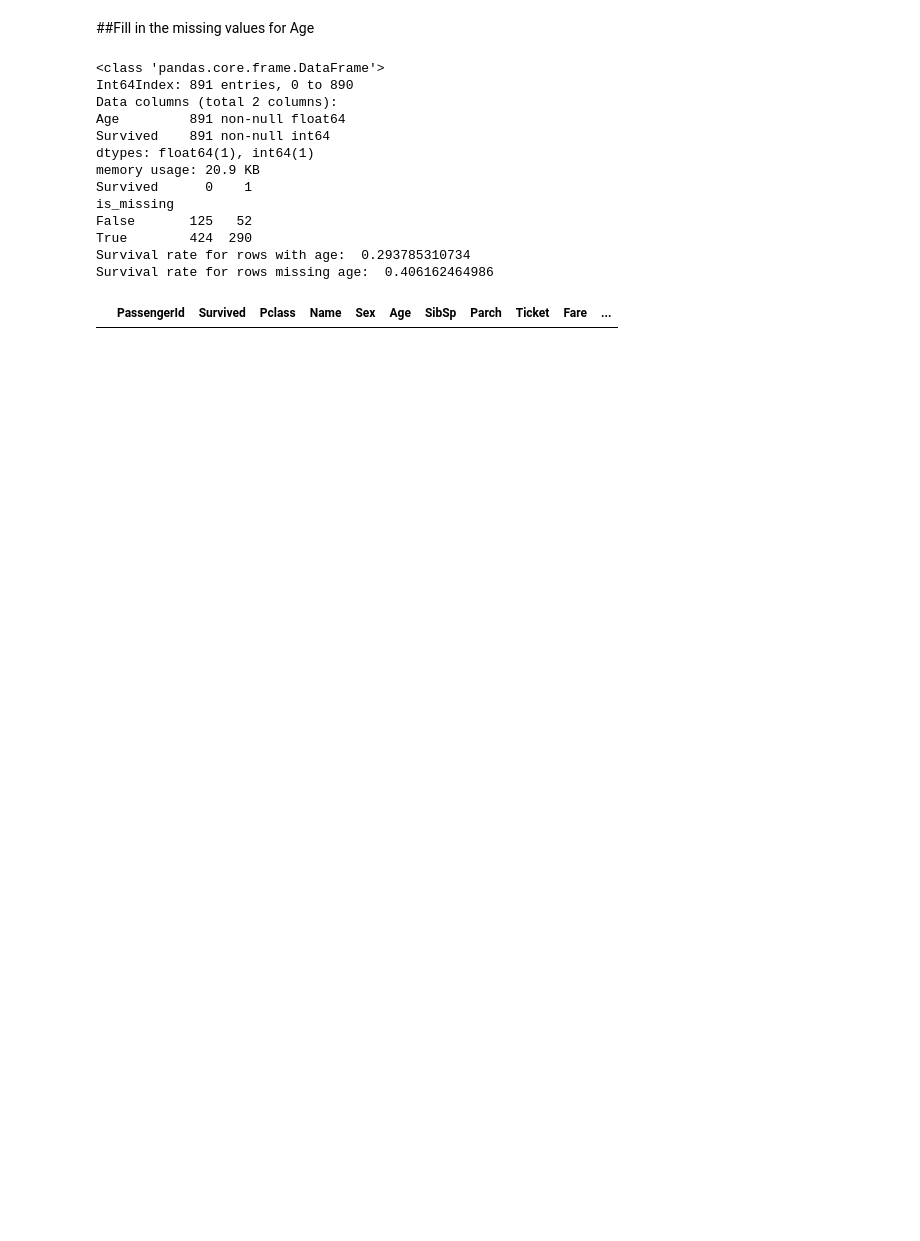
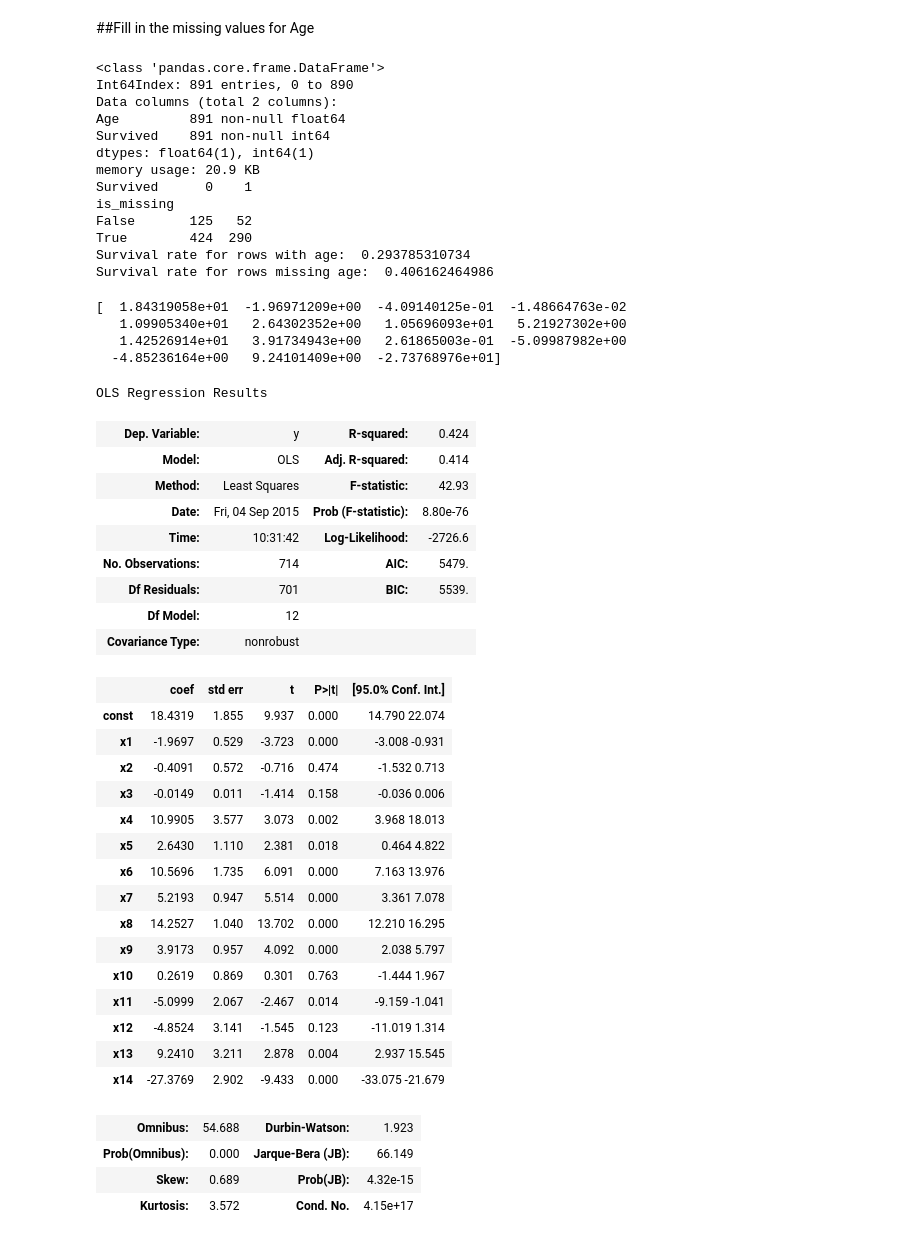
Before and after one commit to mkcomer237/DAT_SF_16, a Jupyter notebook: homework/midterm/midterm_assignment.ipynb, the cells around one changed output. Cells and saved outputs as stored; diff of their text form; code cells hidden in the pictures; blank space fills up the shorter version.

Commit message:
fix the missing values in age using regression imputation

```diff
--- a/homework/midterm/midterm_assignment.ipynb
+++ b/homework/midterm/midterm_assignment.ipynb
@@ -151,12 +136,55 @@ Survival rate for rows missing age:  0.406162464986
 # %%
 #try to use regression imputation to fill in the missing values for Age
 #training data should be everything that isn't missing
 #then use the model to predict age on the values that are missing
 
-nonmissing = df[df['Age'] != np.nan]
-missing = df[df['Age'] == np.nan]
+nonmissing = df.dropna()
+missing = df[pd.isnull(df.Age)]
 
-#nonmissing.head()
-missing.head()
+#print missing.info()
+#print nonmissing.info()
+
+nonmissing_X = sm.add_constant(nonmissing.drop(['Age', 'Survived'], axis=1).values, prepend=True)
+nonmissing_y = nonmissing['Age'].values
+
+
+#run ols
+results = sm.OLS(nonmissing_y, nonmissing_X).fit()
+bhat = results.params
+print bhat
+results.summary()
 # %% [output]
+[  1.84319058e+01  -1.96971209e+00  -4.09140125e-01  -1.48664763e-02
+   1.09905340e+01   2.64302352e+00   1.05696093e+01   5.21927302e+00
+   1.42526914e+01   3.91734943e+00   2.61865003e-01  -5.09987982e+00
+  -4.85236164e+00   9.24101409e+00  -2.73768976e+01]
+OLS Regression Results
-|  | PassengerId | Survived | Pclass | Name | Sex | Age | SibSp | Parch | Ticket | Fare | ... |
+| Dep. Variable: | y | R-squared: | 0.424 |
+| Model: | OLS | Adj. R-squared: | 0.414 |
+| Method: | Least Squares | F-statistic: | 42.93 |
+| Date: | Fri, 04 Sep 2015 | Prob (F-statistic): | 8.80e-76 |
+| Time: | 10:31:42 | Log-Likelihood: | -2726.6 |
+| No. Observations: | 714 | AIC: | 5479. |
+| Df Residuals: | 701 | BIC: | 5539. |
+| Df Model: | 12 |  |  |
+| Covariance Type: | nonrobust |  |  |
+|  | coef | std err | t | P>|t| | [95.0% Conf. Int.] |
+| const | 18.4319 | 1.855 | 9.937 | 0.000 | 14.790 22.074 |
+| x1 | -1.9697 | 0.529 | -3.723 | 0.000 | -3.008 -0.931 |
+| x2 | -0.4091 | 0.572 | -0.716 | 0.474 | -1.532 0.713 |
+| x3 | -0.0149 | 0.011 | -1.414 | 0.158 | -0.036 0.006 |
+| x4 | 10.9905 | 3.577 | 3.073 | 0.002 | 3.968 18.013 |
+| x5 | 2.6430 | 1.110 | 2.381 | 0.018 | 0.464 4.822 |
+| x6 | 10.5696 | 1.735 | 6.091 | 0.000 | 7.163 13.976 |
+| x7 | 5.2193 | 0.947 | 5.514 | 0.000 | 3.361 7.078 |
+| x8 | 14.2527 | 1.040 | 13.702 | 0.000 | 12.210 16.295 |
+| x9 | 3.9173 | 0.957 | 4.092 | 0.000 | 2.038 5.797 |
+| x10 | 0.2619 | 0.869 | 0.301 | 0.763 | -1.444 1.967 |
+| x11 | -5.0999 | 2.067 | -2.467 | 0.014 | -9.159 -1.041 |
+| x12 | -4.8524 | 3.141 | -1.545 | 0.123 | -11.019 1.314 |
+| x13 | 9.2410 | 3.211 | 2.878 | 0.004 | 2.937 15.545 |
+| x14 | -27.3769 | 2.902 | -9.433 | 0.000 | -33.075 -21.679 |
+| Omnibus: | 54.688 | Durbin-Watson: | 1.923 |
+| Prob(Omnibus): | 0.000 | Jarque-Bera (JB): | 66.149 |
+| Skew: | 0.689 | Prob(JB): | 4.32e-15 |
+| Kurtosis: | 3.572 | Cond. No. | 4.15e+17 |
```
Also changed, not shown: parts of 4 cells of this notebook.
